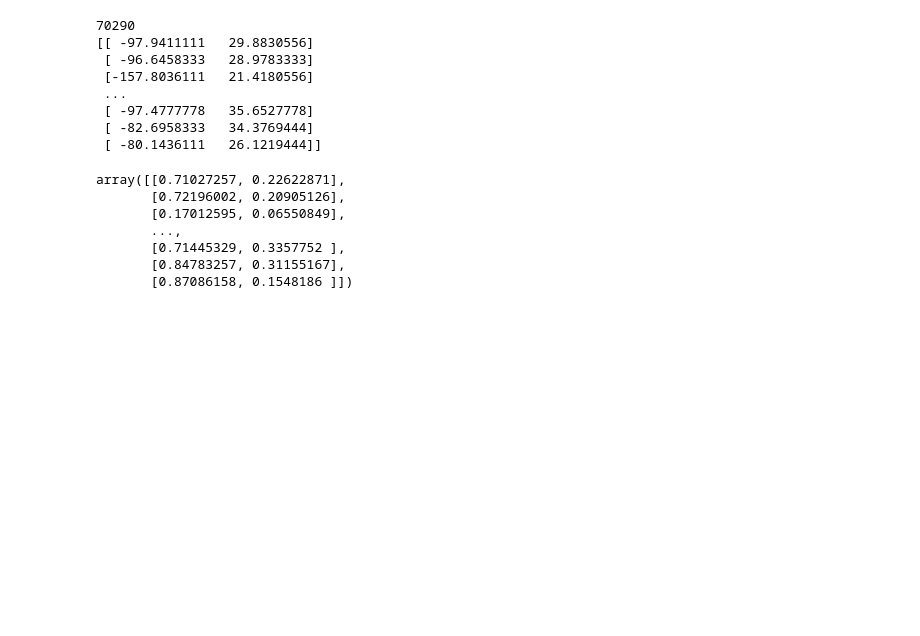
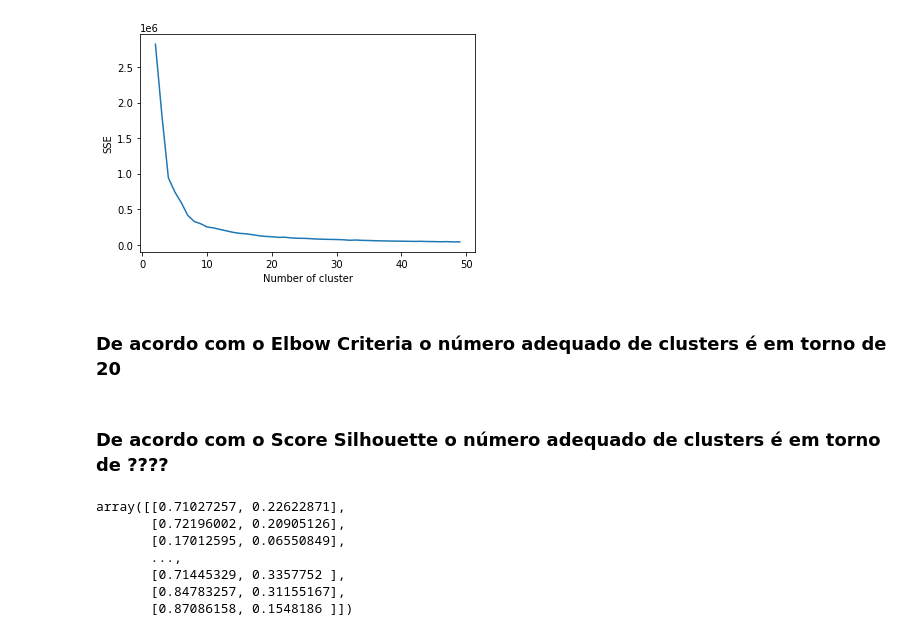
Before and after one commit to robertasilvano/UFOs_datascience, a Jupyter notebook: clustering_usa.ipynb, the cells around one changed output. Drawn from its saved outputs; the diff is of its cells as text; code cells hidden in the pictures; blank space fills up the shorter version.

```diff
--- a/clustering_usa.ipynb
+++ b/clustering_usa.ipynb
@@ -32,12 +48,0 @@ lat_lon = np.array(df_us[['longitude', 'latitude']]).astype(float)
-# %%
-print(len(lat_lon))
-print(lat_lon)
-# %% [output]
-70290
-[[ -97.9411111   29.8830556]
- [ -96.6458333   28.9783333]
- [-157.8036111   21.4180556]
- ...
- [ -97.4777778   35.6527778]
- [ -82.6958333   34.3769444]
- [ -80.1436111   26.1219444]]
@@ -47,0 +56,16 @@ pesos = [states.count(s) for s in states]
+# %%
+# aplica o elbow criteria
+
+sse = {}
+for k in range(2, 50):
+    kmeans = KMeans(n_clusters=k, max_iter=2000).fit(scaler.fit_transform(lat_lon), sample_weight=pesos)
+    sse[k] = kmeans.inertia_
+plt.figure()
+plt.plot(list(sse.keys()), list(sse.values()))
+plt.xlabel("Number of cluster")
+plt.ylabel("SSE")
+plt.show()
+# %% [output]
+[figure, added]
+# %% [markdown]
+### De acordo com o Elbow Criteria o número adequado de clusters é em torno de 20
@@ -48 +80,3 @@ pesos = [states.count(s) for s in states]
+# %% [markdown]
+### De acordo com o Score Silhouette o número adequado de clusters é em torno de ????
 # %%
```
Also changed, not shown: parts of 20 cells of this notebook, 4 other files.
